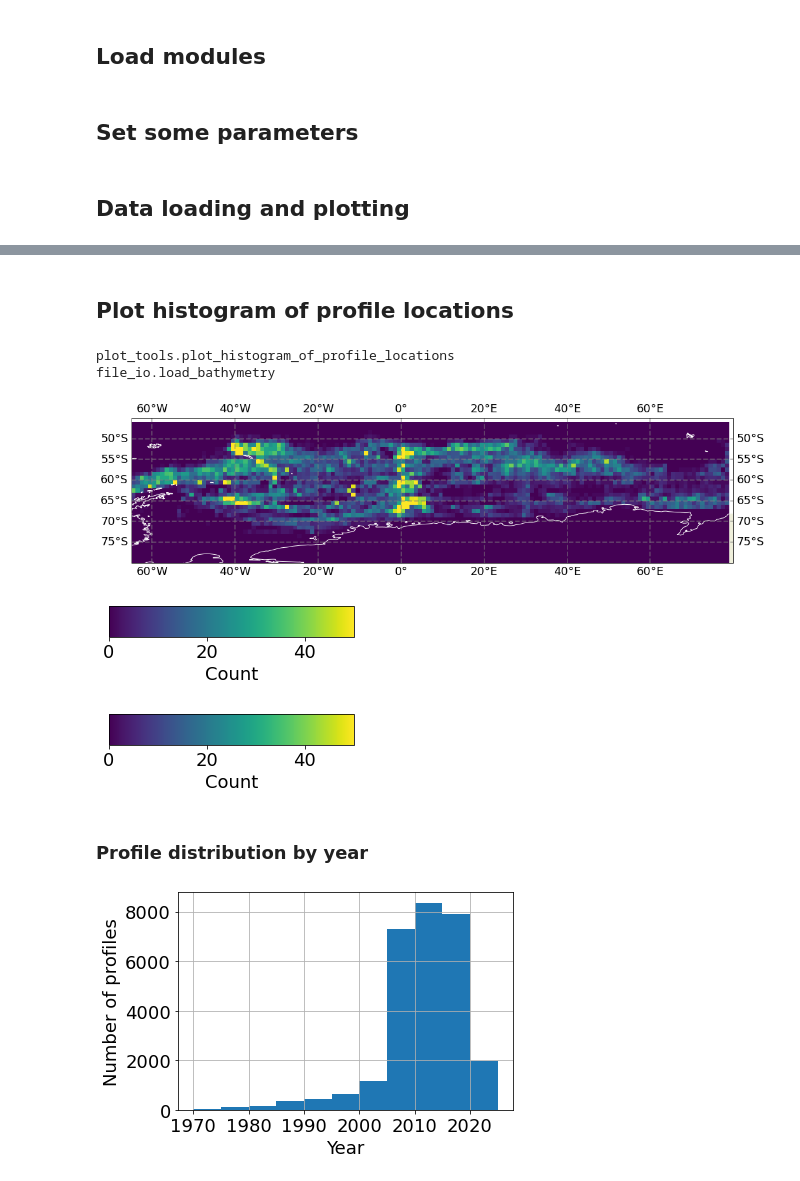
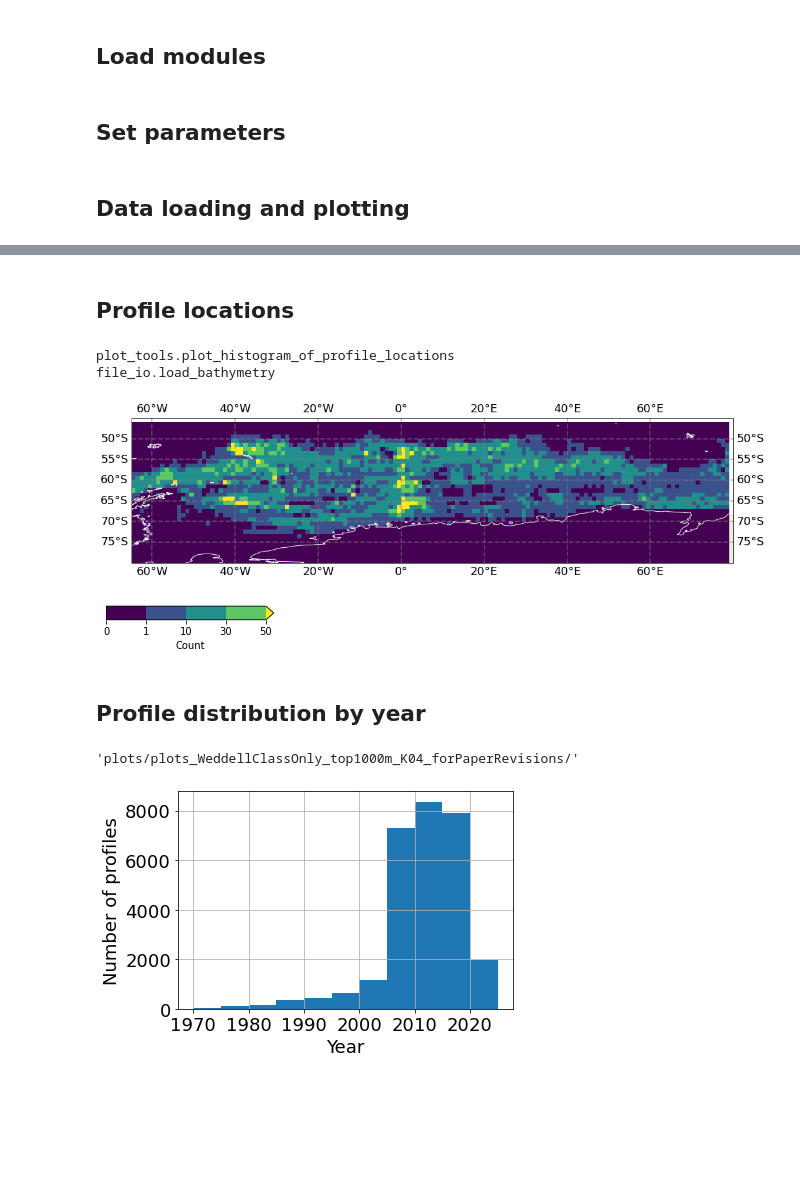
Before and after one commit to so-wise/weddell_gyre_clusters, a Jupyter notebook: src/1_profile_distribution.ipynb, the cells around one changed output, grey strips where cells are left out. Drawn from its saved outputs; the diff is of its cells as text; code cells hidden in the pictures; blank space fills up the shorter version.

```diff
--- a/src/1_profile_distribution.ipynb
+++ b/src/1_profile_distribution.ipynb
@@ -24,7 +24,7 @@ import os.path
 import warnings
 warnings.filterwarnings('ignore')
 # %% [markdown]
-## Set some parameters
+## Set parameters
 # %%
 # set locations and names
 descrip = 'WeddellOnly' # extra description for filename
@@ -92,33 +91,25 @@ Coordinates:
     ct_on_sig0     (profile, sig0_levs) float64 ...
     sa_on_sig0     (profile, sig0_levs) float64 ...
 # %% [markdown]
-## Plot histogram of profile locations
+## Profile locations
 # %%
 # histogram of profile locations
-pt.plot_histogram_of_profile_locations(ploc, profiles_antarctic, lon_range, lat_range, source='all', binsize=1, vmax=50)
+pt.plot_histogram_of_profile_locations(ploc, profiles_antarctic,
+                                       lon_range, lat_range,
+                                       source='all',
+                                       bounds=[0, 1, 10, 30, 50],
+                                       binsize=1, vmax=50)
 # %% [output]
 plot_tools.plot_histogram_of_profile_locations
 file_io.load_bathymetry
-[figure, old version]
+[figure, new version]
-[figure, old version]
+[figure, new version]
-# %%
-    # separate colorbar
-    a = np.array([[0,50]])
-    plt.figure(figsize=(4.25, 0.71))
-    img = plt.imshow(a, cmap="viridis")
-    plt.gca().set_visible(False)
-    cax = plt.axes([0.1, 0.2, 0.8, 0.6])
-    cbar = plt.colorbar(orientation="horizontal", cax=cax)
-    cbar.ax.tick_params(labelsize=fs)
-    cbar.set_label("Count", fontsize=fs)
-    plt.savefig(ploc + 'histogram_latlon_map_colorbar.png', bbox_inches='tight')
-    plt.savefig(ploc + 'histogram_latlon_map_colorbar.pdf', bbox_inches='tight')
-    plt.show()
-    plt.close()
-# %% [output]
-[figure, removed]
 # %% [markdown]
-### Profile distribution by year
+## Profile distribution by year
+# %%
+ploc
+# %% [output]
+'plots/plots_WeddellClassOnly_top1000m_K04_forPaperRevisions/'
 # %%
 # histogram of distribution by year
 #xr.plot.hist(profiles_antarctic.year, bins=np.arange(profiles_antarctic.year.min(), profiles_antarctic.year.max()+1))
```
Also changed, not shown: parts of 13 cells of this notebook, 1 other file.
